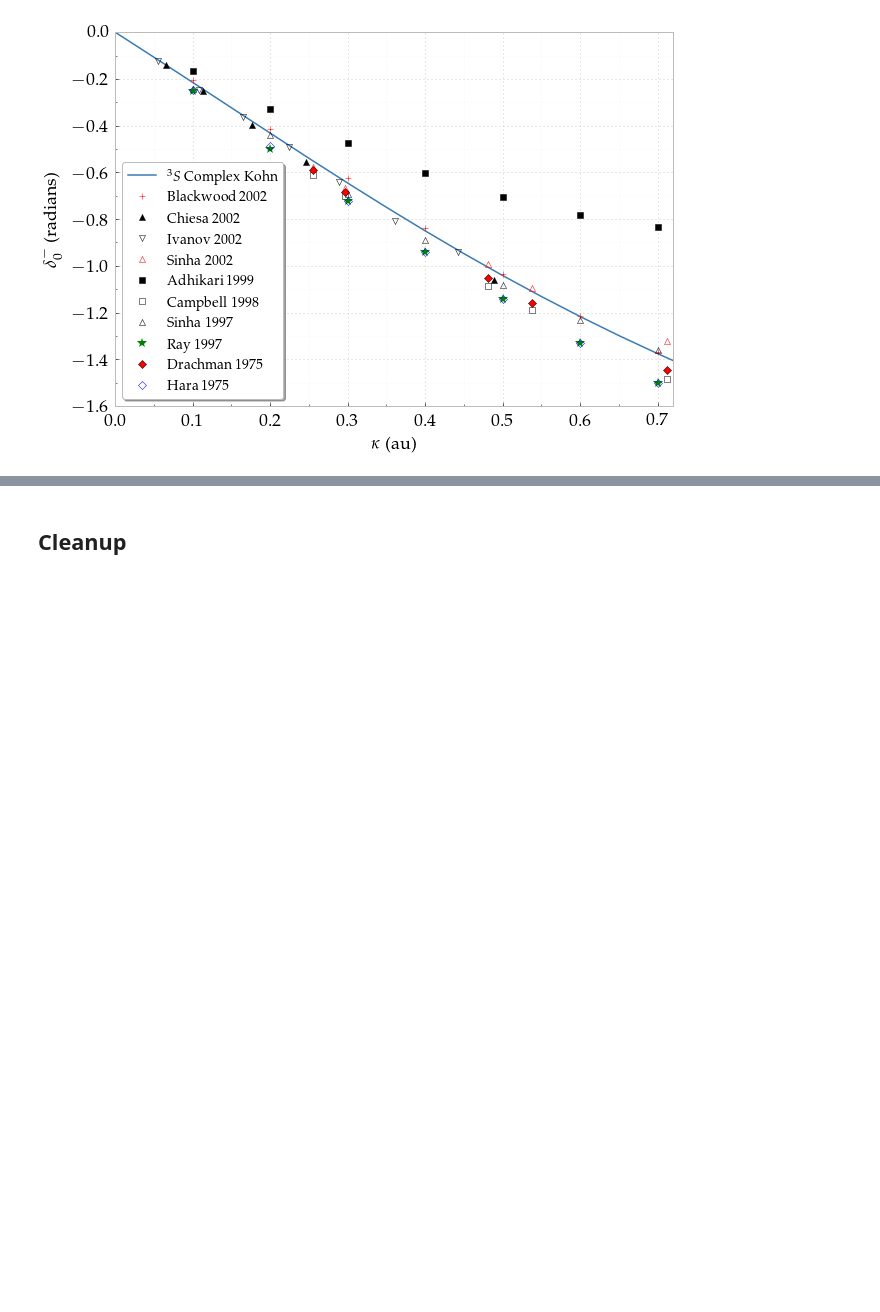
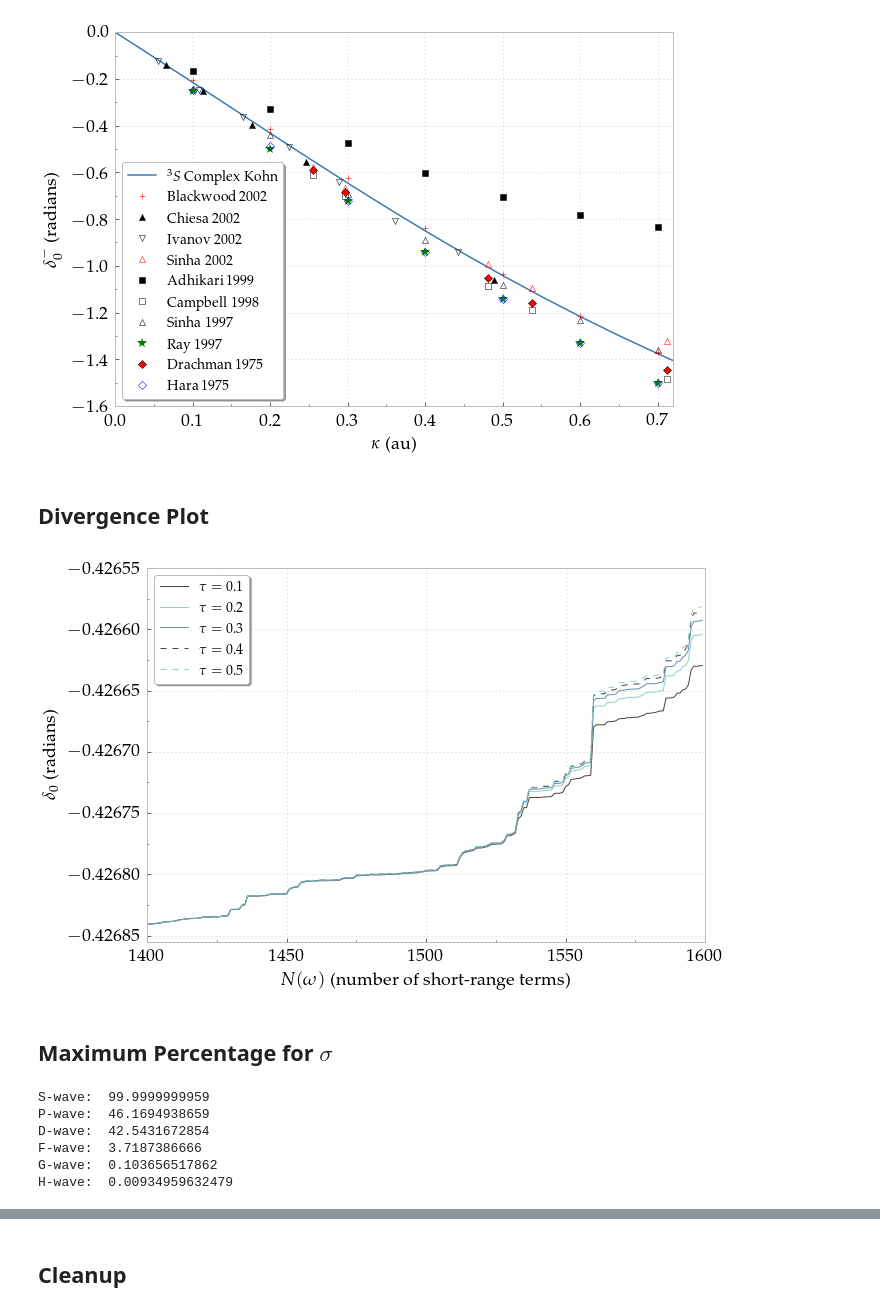
Before and after one commit to DentonW/Papers, a Jupyter notebook: PRA PsH/IPython/Paper Images.ipynb, the cells around one changed output, grey strips where cells are left out. Drawn from its saved outputs; the diff is of its cells as text; code cells hidden in the pictures; blank space fills up the shorter version.

```diff
--- a/PRA PsH/IPython/Paper Images.ipynb
+++ b/PRA PsH/IPython/Paper Images.ipynb
@@ -1087,3 +971,48 @@ pyplot.savefig('swave-triplet-comparison.pdf', bbox_inches='tight')
 pyplot.show()
 # %% [output]
 [figure]
+# %% [markdown]
+## Divergence Plot
+# %%
+smat  = GetPhaseN(cursor, 'data_phase_swavesinglet_w7k01m09a0586b0580g1093_ap_17_984', 'smatrix')
+gen01 = GetPhaseN(cursor, 'data_phase_swavesinglet_w7k01m09a0586b0580g1093_ap_17_984', 'gen01')
+gen02 = GetPhaseN(cursor, 'data_phase_swavesinglet_w7k01m09a0586b0580g1093_ap_17_984', 'gen02')
+gen03 = GetPhaseN(cursor, 'data_phase_swavesinglet_w7k01m09a0586b0580g1093_ap_17_984', 'gen03')
+gen04 = GetPhaseN(cursor, 'data_phase_swavesinglet_w7k01m09a0586b0580g1093_ap_17_984', 'gen04')
+gen05 = GetPhaseN(cursor, 'data_phase_swavesinglet_w7k01m09a0586b0580g1093_ap_17_984', 'gen05')
+# %%
+colors = ('#52423A', '#8dd3c7', '#5F91B7')
+terms = np.array(range(1400,1600))
+#pyplot.plot(terms,  smat[1400:1600], lw=1, label=r'S-matrix')
+pyplot.plot(terms, gen01[1400:1600], lw=1, label=r'$\tau = 0.1$', ls='solid', color=colors[0])
+pyplot.plot(terms, gen02[1400:1600], lw=1, label=r'$\tau = 0.2$', ls='solid', color=colors[1])
+pyplot.plot(terms, gen03[1400:1600], lw=1, label=r'$\tau = 0.3$', ls='solid', color=colors[2])
+pyplot.plot(terms, gen04[1400:1600], lw=1, label=r'$\tau = 0.4$', ls='dashed', color=colors[0])
+pyplot.plot(terms, gen05[1400:1600], lw=1, label=r'$\tau = 0.5$', ls='dashed', color=colors[1])
+pyplot.xlabel(r"$N(\omega)$ (number of short-range terms)")
+pyplot.ylabel(r"$\delta_0$ (radians)")
+pyplot.xlim([1400, 1600])
+pyplot.ylim([-0.426855, -0.42655])
+pyplot.legend()
+pyplot.gca().get_yaxis().get_major_formatter().set_useOffset(False)
+FixPlot(plt)
+pyplot.savefig('swave-phase-divergence.pdf', bbox_inches='tight')
+pyplot.show()
+# %% [output]
+[figure, added]
+# %% [markdown]
+## Maximum Percentage for $\sigma$
+# %%
+print "S-wave: ", ((1/4.0*df['Cross1S'].values + 3/4.0*df['Cross3S'].values) / df['Cross'].values * 100).max()
+print "P-wave: ", ((1/4.0*df['Cross1P'].values + 3/4.0*df['Cross3P'].values) / df['Cross'].values * 100).max()
+print "D-wave: ", ((1/4.0*df['Cross1D'].values + 3/4.0*df['Cross3D'].values) / df['Cross'].values * 100).max()
+print "F-wave: ", ((1/4.0*df['Cross1F'].values + 3/4.0*df['Cross3F'].values) / df['Cross'].values * 100).max()
+print "G-wave: ", ((1/4.0*df['Cross1G'].values + 3/4.0*df['Cross3G'].values) / df['Cross'].values * 100).max()
+print "H-wave: ", ((1/4.0*df['Cross1H'].values + 3/4.0*df['Cross3H'].values) / df['Cross'].values * 100).max()
+# %% [output]
+S-wave:  99.9999999959
+P-wave:  46.1694938659
+D-wave:  42.5431672854
+F-wave:  3.7187386666
+G-wave:  0.103656517862
+H-wave:  0.00934959632479
```
Also changed, not shown: parts of 19 cells of this notebook, 3 other files.
